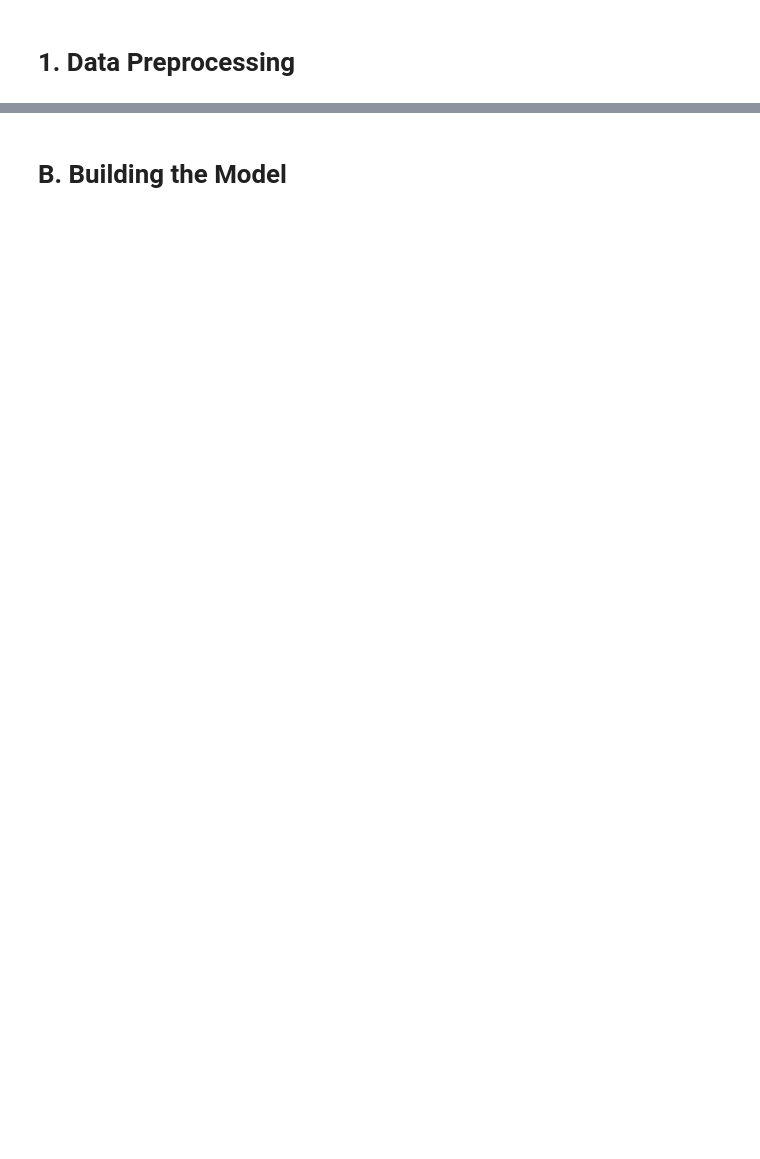
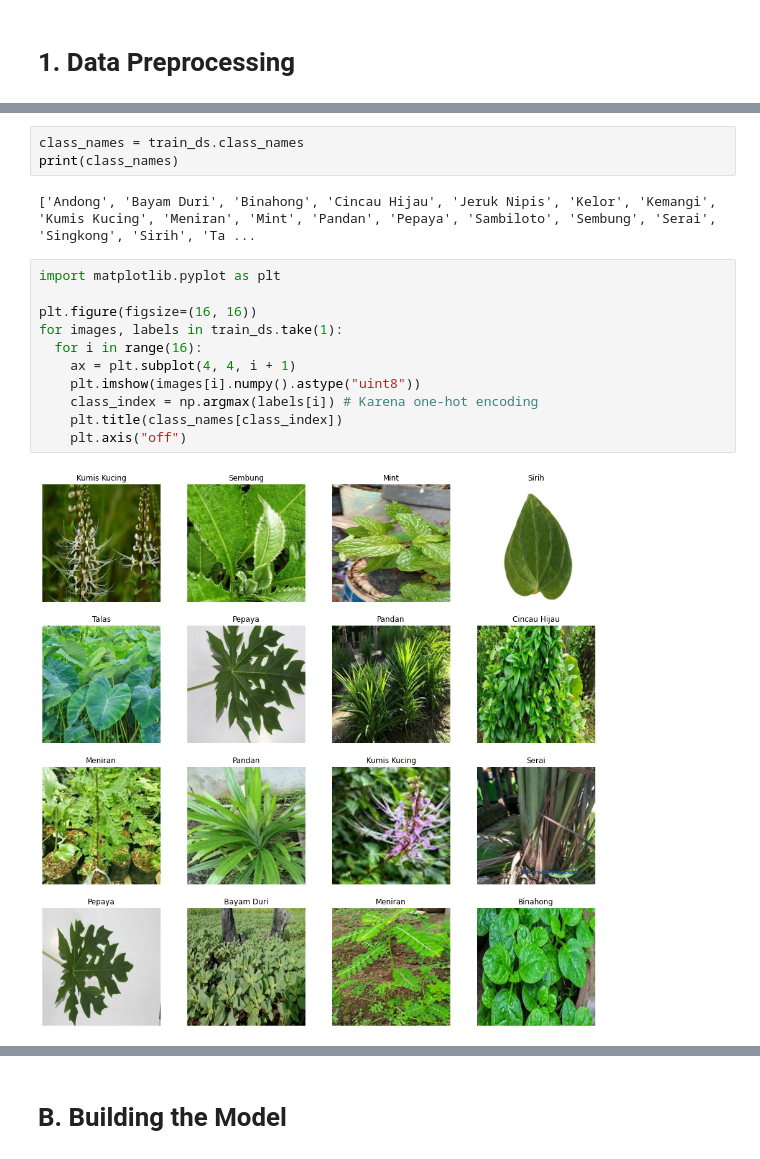
Before and after one commit to herbalib/cloud-api, a Jupyter notebook: Machine Learning/model_training.ipynb, the cells around one changed output, grey strips where cells are left out. Saved outputs shown, nothing was run; the diff lists cells and outputs as text; blank space fills up the shorter version.

```diff
--- a/Machine Learning/model_training.ipynb
+++ b/Machine Learning/model_training.ipynb
@@ -51,0 +59,18 @@ Found 418 files belonging to 18 classes.
+# %%
+class_names = train_ds.class_names
+print(class_names)
+# %% [output]
+['Andong', 'Bayam Duri', 'Binahong', 'Cincau Hijau', 'Jeruk Nipis', 'Kelor', 'Kemangi', 'Kumis Kucing', 'Meniran', 'Mint', 'Pandan', 'Pepaya', 'Sambiloto', 'Sembung', 'Serai', 'Singkong', 'Sirih', 'Ta ...
+# %%
+import matplotlib.pyplot as plt
+
+plt.figure(figsize=(16, 16))
+for images, labels in train_ds.take(1):
+  for i in range(16):
+    ax = plt.subplot(4, 4, i + 1)
+    plt.imshow(images[i].numpy().astype("uint8"))
+    class_index = np.argmax(labels[i]) # Karena one-hot encoding
+    plt.title(class_names[class_index])
+    plt.axis("off")
+# %% [output]
+[figure, added]
```
Also changed, not shown: parts of 22 cells of this notebook, 1 other file.
